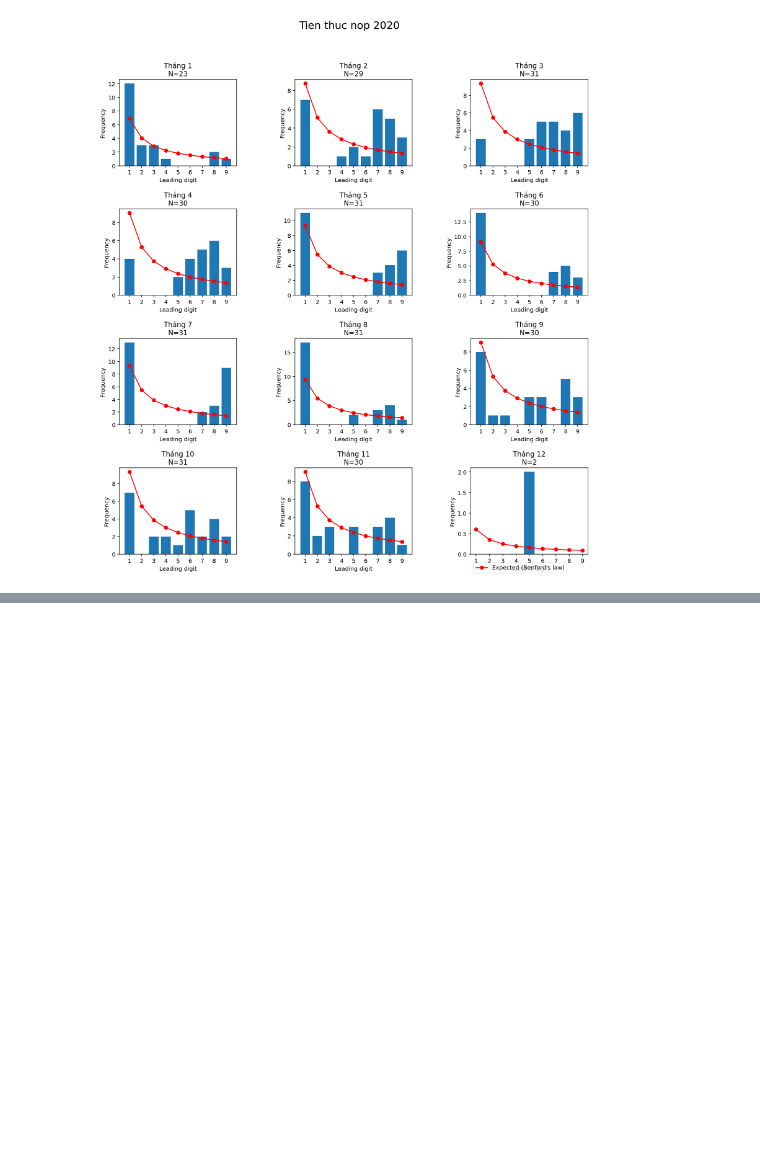
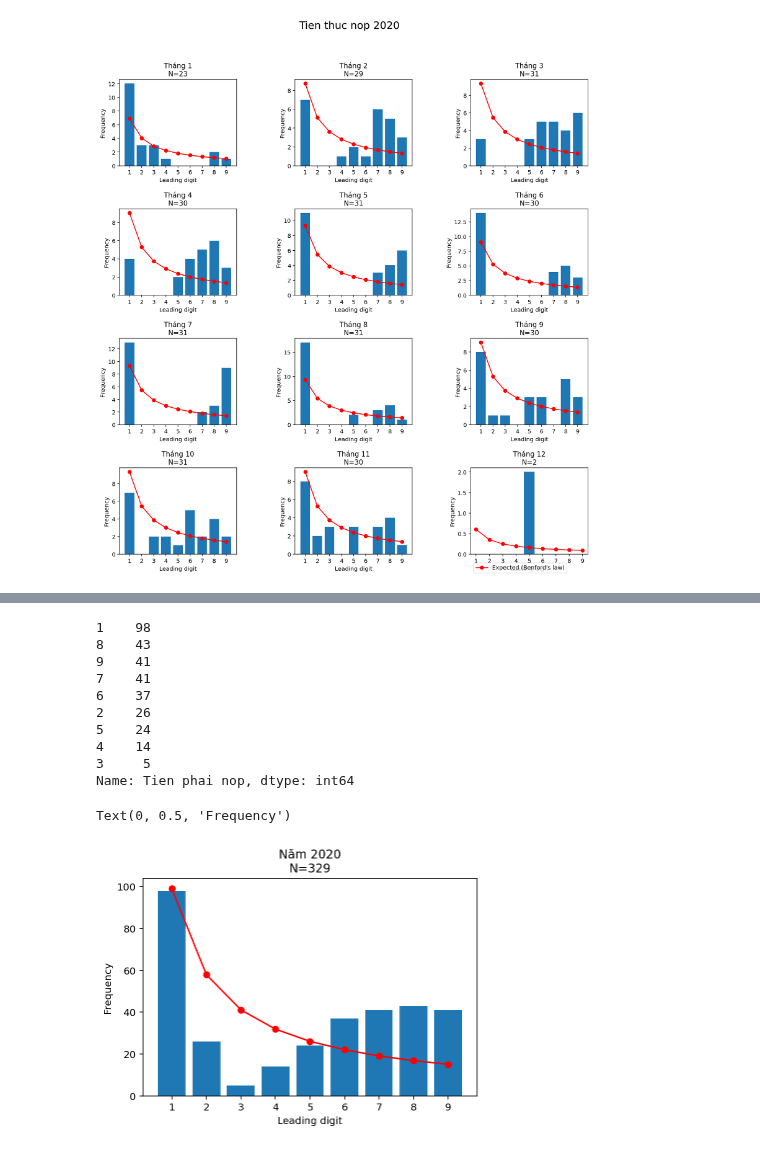
Before and after one commit to tranvietphuoc/notebook, a Jupyter notebook: analyze/COD_Benford.ipynb, the cells around one changed output, grey strips where cells are left out. Drawn from its saved outputs; the diff is of its cells as text; code cells hidden in the pictures; blank space fills up the shorter version.

Commit message:
check cod with benford's law

```diff
--- a/analyze/COD_Benford.ipynb
+++ b/analyze/COD_Benford.ipynb
@@ -150,0 +169,40 @@ Text(0.5, 0.98, 'Tien thuc nop 2020')
+# %%
+# phai_nop follow year
+
+fg, ax = plt.subplots()
+fig.tight_layout(rect=[0.1, 0.1, 0.9, 0.9])
+
+digit = np.arange(1, 10)
+
+months = phai_nop['Thang'].unique()
+
+months
+
+data = phai_nop.groupby(['Thang', 'Ngay nop tien']).sum()
+digits = data['Tien phai nop'].astype(str).str[0].astype(int)
+
+N = len(phai_nop['Tien phai nop'])
+
+expected = np.log10(1 + 1/digit)*N
+v = digits.value_counts()
+print(v)
+ax.bar(v.index, v.values)  # plot following probability of the number of digits in month
+ax.set_xticks(range(1, 10))
+
+ax.plot(digit, expected, marker='o', color='red', label='Expected (Benford\'s law)')
+ax.set_title("Năm 2020\nN=%d" % (N))
+ax.set_xlabel("Leading digit")
+ax.set_ylabel("Frequency")
+# %% [output]
+1    98
+8    43
+9    41
+7    41
+6    37
+2    26
+5    24
+4    14
+3     5
+Name: Tien phai nop, dtype: int64
+Text(0, 0.5, 'Frequency')
+[figure, added]
```
Also changed, not shown: parts of 3 cells of this notebook.
